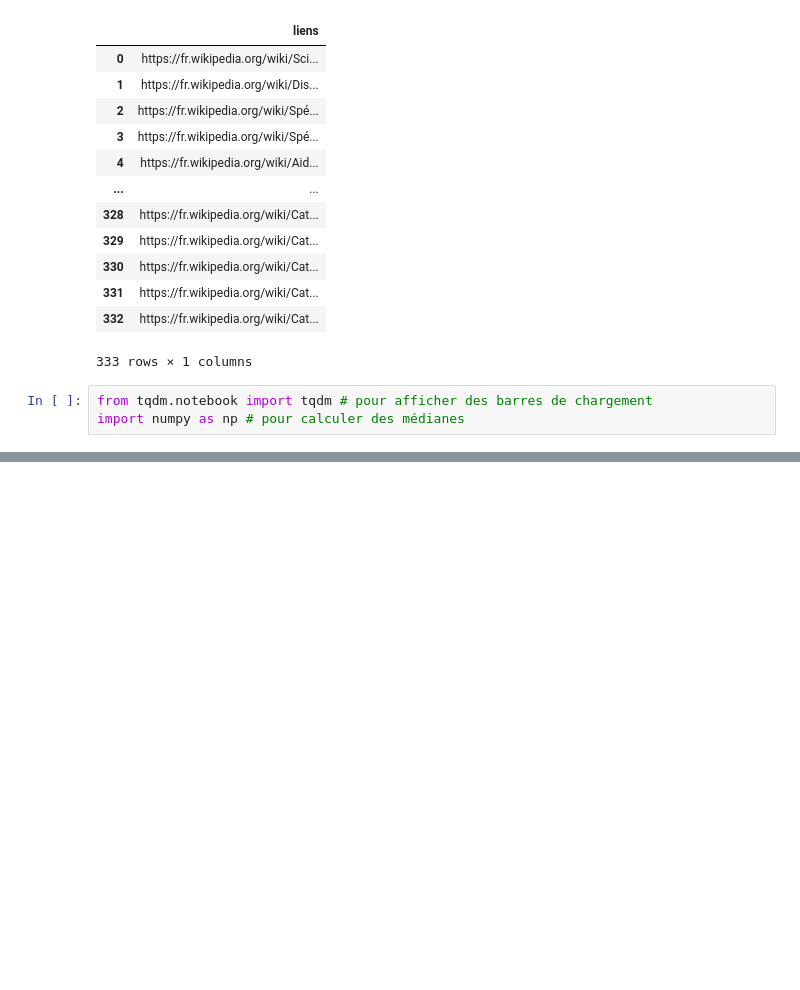
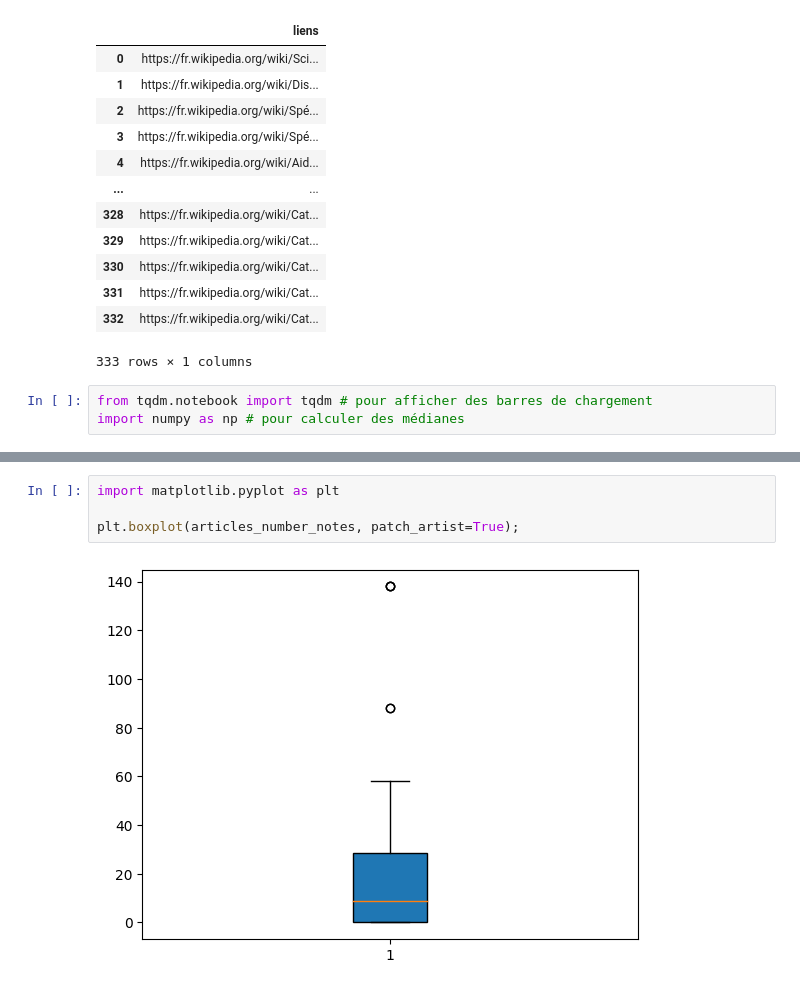
Before and after one commit to bertreux/M1_PYTHON-_WEBSCRAPPING, a Jupyter notebook: parsing_data_with_beautifulsoup.ipynb, the cells around one changed output, grey strips where cells are left out. Saved outputs shown, nothing was run; the diff lists cells and outputs as text; blank space fills up the shorter version.

```diff
--- a/parsing_data_with_beautifulsoup.ipynb
+++ b/parsing_data_with_beautifulsoup.ipynb
@@ -314,0 +318,6 @@ ImportError: IProgress not found. Please update jupyter and ipywidgets. See http
+# %%
+import matplotlib.pyplot as plt
+
+plt.boxplot(articles_number_notes, patch_artist=True);
+# %% [output]
+[figure, added]
```
Also changed, not shown: parts of 3 cells of this notebook, 1 other file.
